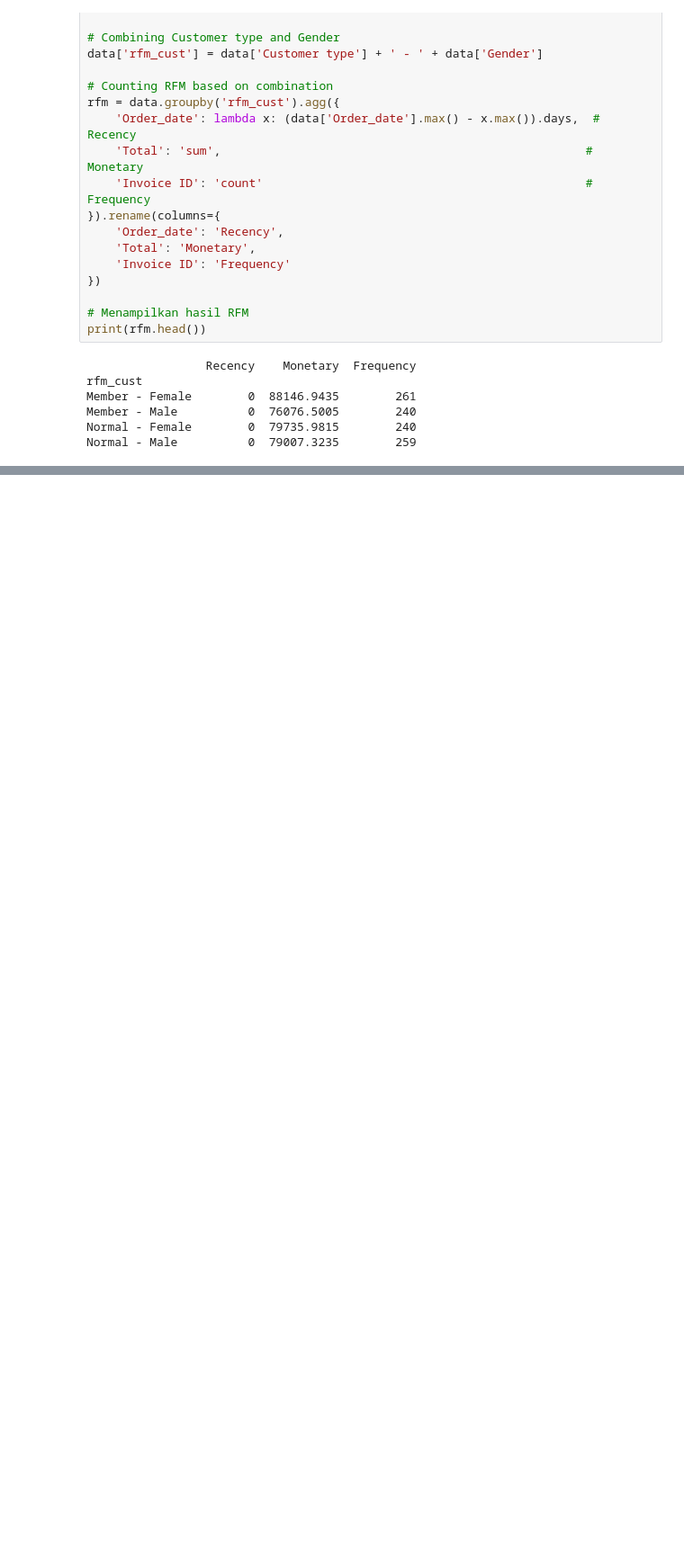
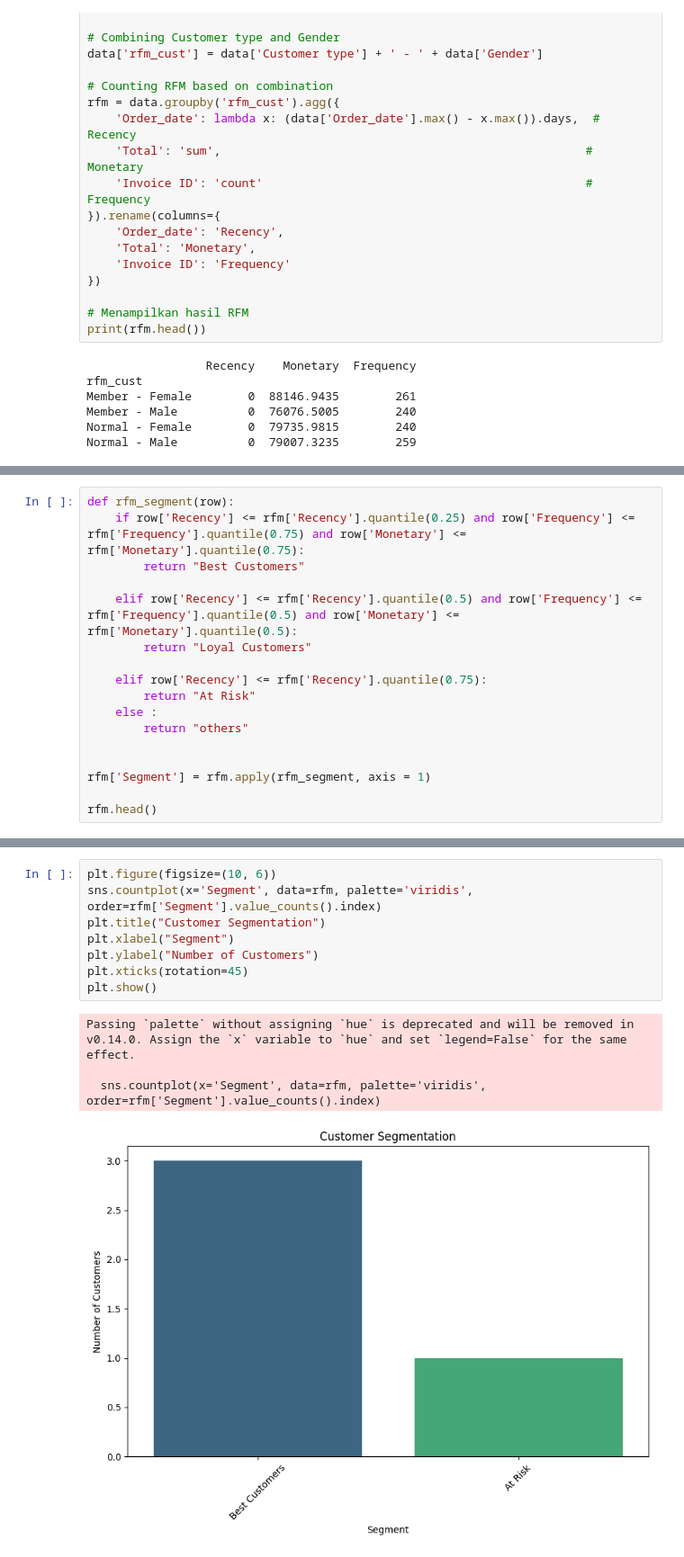
Before and after one commit to AngeloDusu/EDA-Sales-Analysis, a Jupyter notebook: Codes/EDA-Sales-Analysis.ipynb, the cells around one changed output, grey strips where cells are left out. Shown at 90% size. Drawn from its saved outputs; the diff is of its cells as text; blank space fills up the shorter version.

```diff
--- a/Codes/EDA-Sales-Analysis.ipynb
+++ b/Codes/EDA-Sales-Analysis.ipynb
@@ -280,0 +274,17 @@ rfm['RFM_segment'] = rfm.apply(lambda x: f"{x['Recency']}-{x['Frequency']}-{x['M
+# %%
+def rfm_segment(row):
+    if row['Recency'] <= rfm['Recency'].quantile(0.25) and row['Frequency'] <= rfm['Frequency'].quantile(0.75) and row['Monetary'] <= rfm['Monetary'].quantile(0.75):
+        return "Best Customers"
+
+    elif row['Recency'] <= rfm['Recency'].quantile(0.5) and row['Frequency'] <= rfm['Frequency'].quantile(0.5) and row['Monetary'] <= rfm['Monetary'].quantile(0.5):
+        return "Loyal Customers"
+
+    elif row['Recency'] <= rfm['Recency'].quantile(0.75):
+        return "At Risk"
+    else :
+        return "others"
+
+
+rfm['Segment'] = rfm.apply(rfm_segment, axis = 1)
+
+rfm.head()
@@ -280,0 +301,13 @@ rfm['RFM_segment'] = rfm.apply(lambda x: f"{x['Recency']}-{x['Frequency']}-{x['M
+# %%
+plt.figure(figsize=(10, 6))
+sns.countplot(x='Segment', data=rfm, palette='viridis', order=rfm['Segment'].value_counts().index)
+plt.title("Customer Segmentation")
+plt.xlabel("Segment")
+plt.ylabel("Number of Customers")
+plt.xticks(rotation=45)
+plt.show()
+# %% [output]
+Passing `palette` without assigning `hue` is deprecated and will be removed in v0.14.0. Assign the `x` variable to `hue` and set `legend=False` for the same effect.
+
+  sns.countplot(x='Segment', data=rfm, palette='viridis', order=rfm['Segment'].value_counts().index)
+[figure, added]
```
Also changed, not shown: parts of 18 cells of this notebook.
